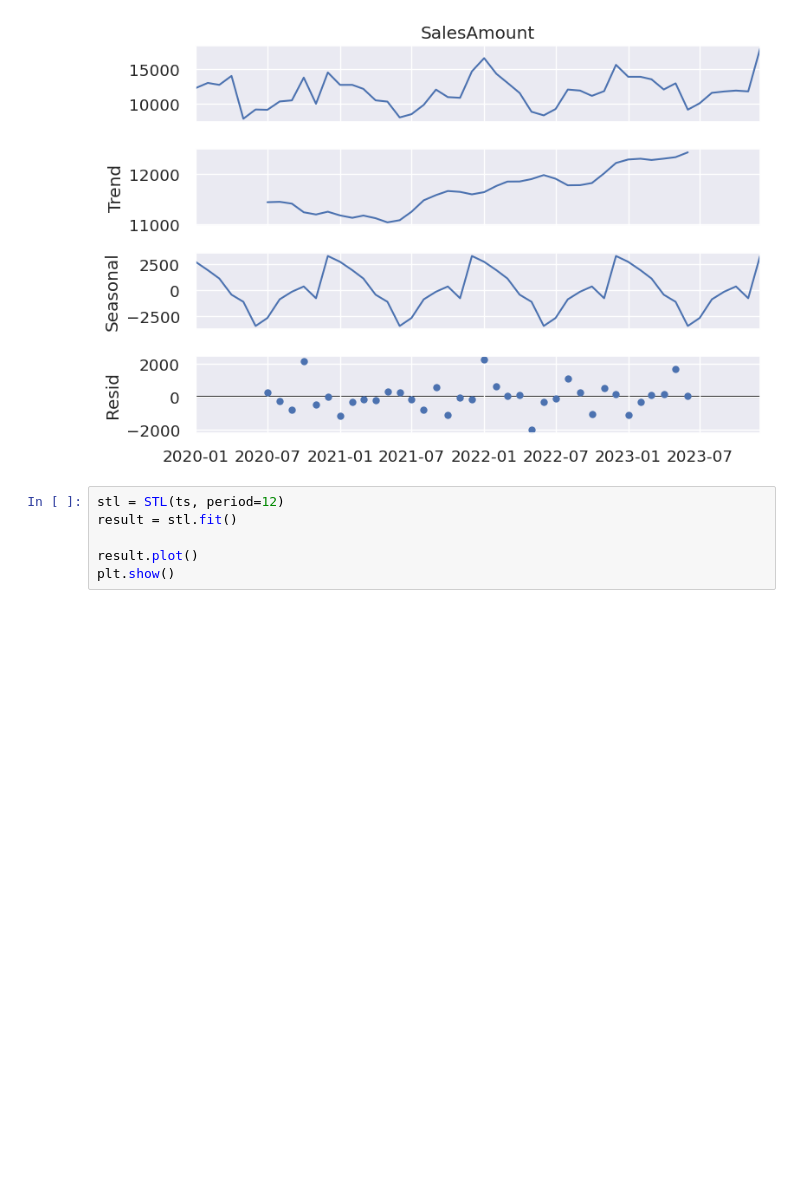
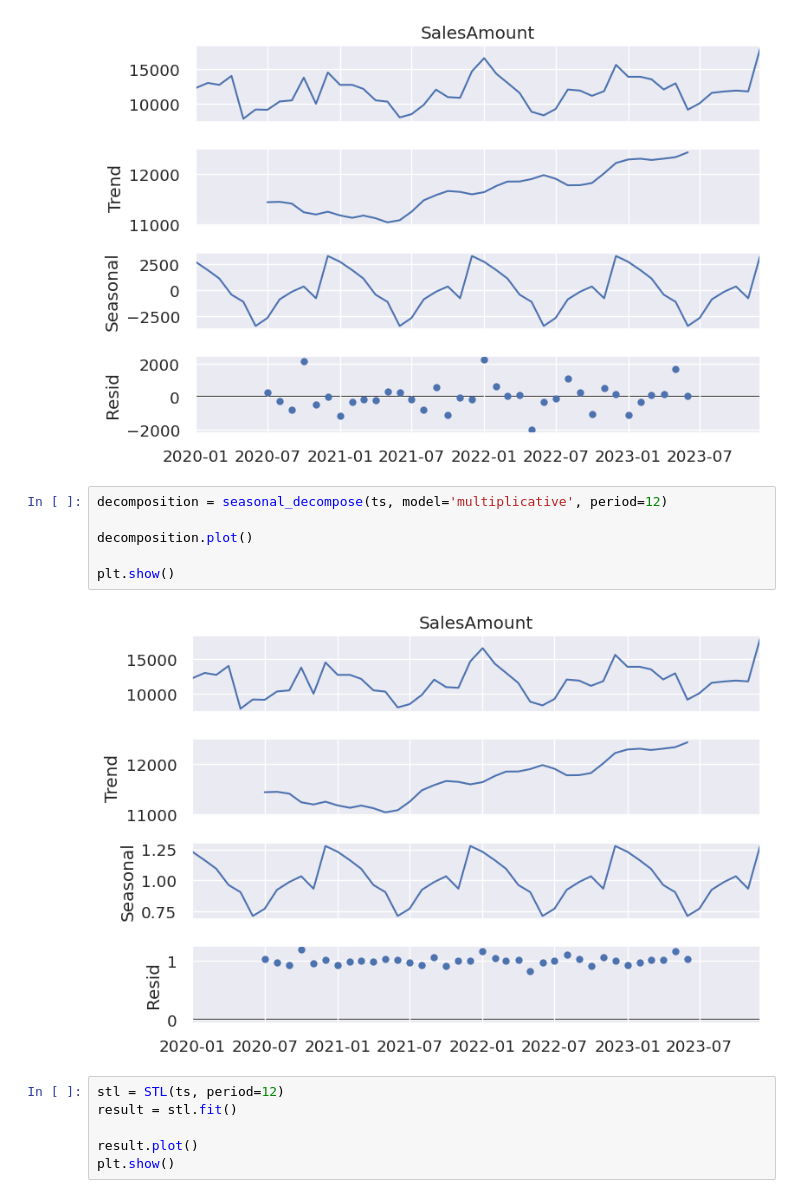
Before and after one commit to AnastasiyaBarabash/data_science_and_ml, a Jupyter notebook: EDA_example_2/lab1.ipynb, the cells around one changed output. Drawn from its saved outputs; the diff is of its cells as text; blank space fills up the shorter version.

```diff
--- a/EDA_example_2/lab1.ipynb
+++ b/EDA_example_2/lab1.ipynb
@@ -98,6 +98,14 @@ decomposition.plot()
 plt.show()
 # %% [output]
 [figure]
+# %%
+decomposition = seasonal_decompose(ts, model='multiplicative', period=12)
+
+decomposition.plot()
+
+plt.show()
+# %% [output]
+[figure, added]
 # %%
 stl = STL(ts, period=12)
 result = stl.fit()
```
